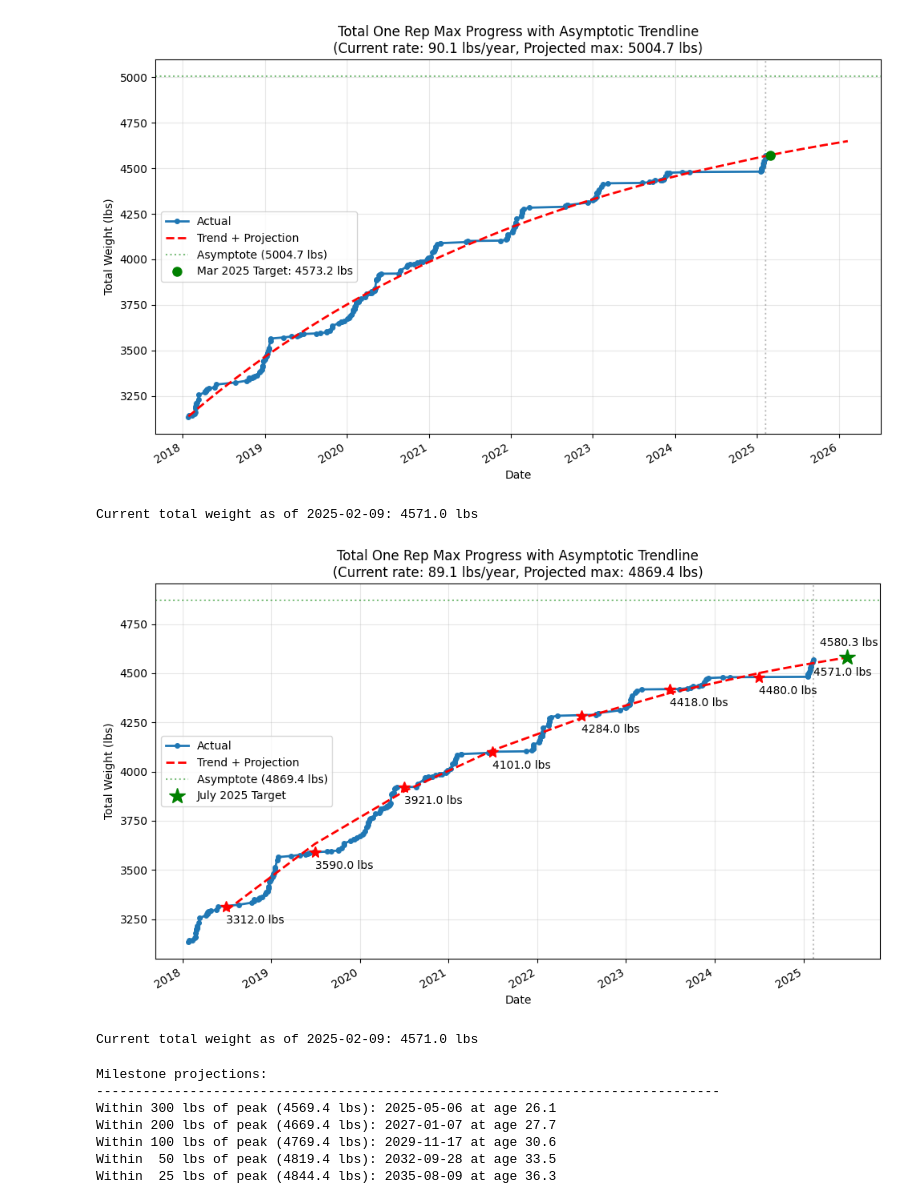
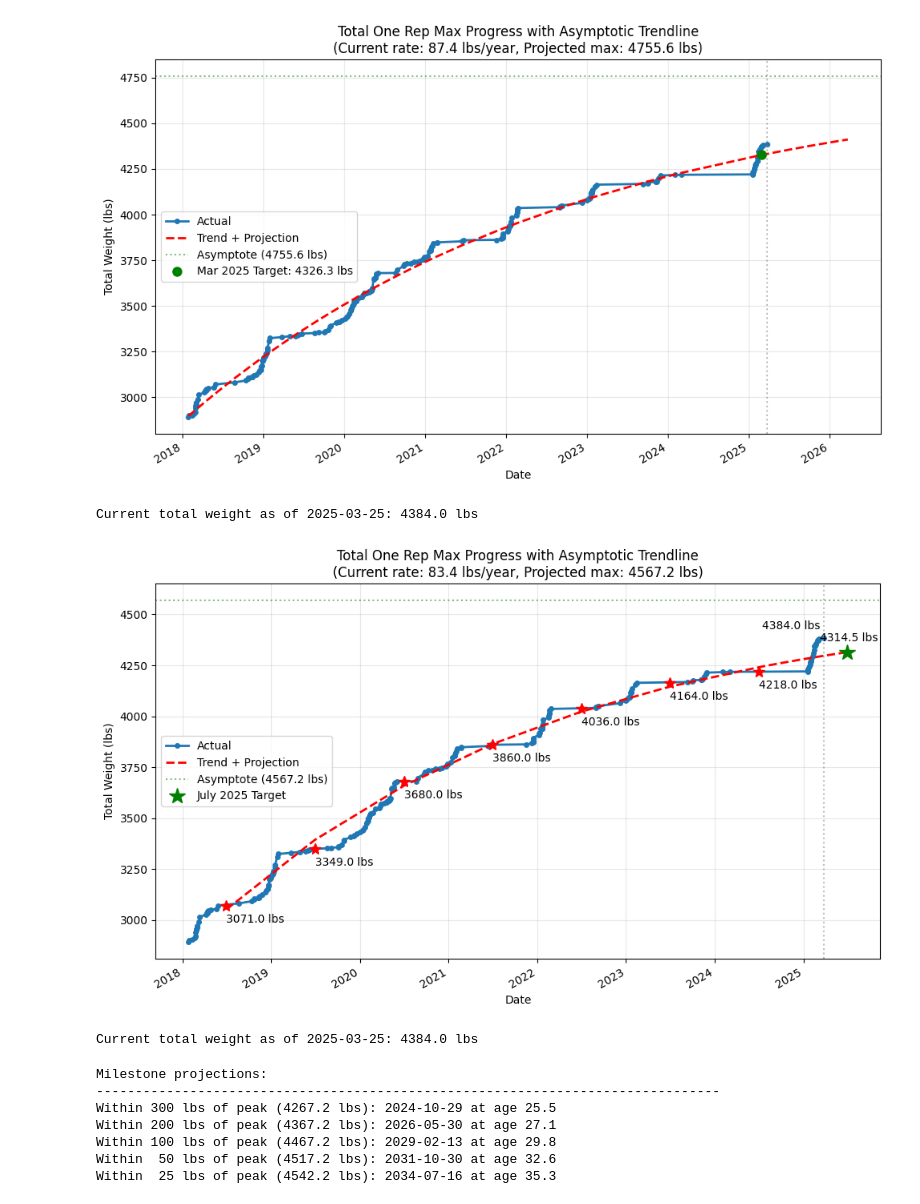
Before and after one commit to WeightliftingApp/WeightliftingApp-AnalyzeData, a Jupyter notebook: src/analyze_pr_szn.ipynb, the cells around one changed output. Saved outputs shown, nothing was run; the diff lists cells and outputs as text; code cells hidden in the pictures.

```diff
--- a/src/analyze_pr_szn.ipynb
+++ b/src/analyze_pr_szn.ipynb
@@ -24,7 +22,7 @@ favorite_exercises = [
     "Flat Barbell Bench Press GVT", # calculated later
     "Incline Barbell Bench Press",
     "Incline bench Bent Rows",
-    "T-Bar Bent Rows",
+    # "T-Bar Bent Rows",
     "Close-grip Bench Press",
     "Barbell Conventional Curls",
     "Deadlifts",
@@ -378,8 +375,8 @@ print(
     f"Current total weight as of {dates[-1].strftime('%Y-%m-%d')}: {total_weights[-1]:.1f} lbs"
 )
 # %% [output]
-[figure, old version]
+[figure, new version]
-Current total weight as of 2025-02-09: 4571.0 lbs
+Current total weight as of 2025-03-25: 4384.0 lbs
 # %%
 import numpy as np
 from matplotlib.dates import date2num, num2date
@@ -521,36 +518,36 @@ plt.annotate(
     xytext=(-25, 10),
     textcoords='offset points'
 )
 
 # Add label for current total weight
 plt.annotate(
     f'{total_weights[-1]:.1f} lbs',
     (dates[-1], total_weights[-1]),
-    xytext=(0, -15),
+    xytext=(-55, 8),
     textcoords='offset points'
 )
 
 plt.title(
     f"Total One Rep Max Progress with Asymptotic Trendline\n"
     f"(Current rate: {current_rate:.1f} lbs/year, Projected max: {popt[0]:.1f} lbs)"
 )
 plt.xlabel("Date")
 plt.ylabel("Total Weight (lbs)")
 plt.legend()
 
 # Improve date formatting
 plt.gcf().autofmt_xdate()
 
 plt.grid(True, alpha=0.3)
 plt.tight_layout()
 plt.show()
 
 print(
     f"Current total weight as of {dates[-1].strftime('%Y-%m-%d')}: {total_weights[-1]:.1f} lbs"
 )
 # %% [output]
-[figure, old version]
+[figure, new version]
-Current total weight as of 2025-02-09: 4571.0 lbs
+Current total weight as of 2025-03-25: 4384.0 lbs
 # %%
 # Calculate dates when we'll reach different milestones relative to asymptotic max
 birth_date = datetime(1999, 4, 12)
@@ -568,8 +565,8 @@ for pounds_within in [300, 200, 100, 50, 25]:
 # %% [output]
 Milestone projections:
 --------------------------------------------------------------------------------
-Within 300 lbs of peak (4569.4 lbs): 2025-05-06 at age 26.1
-Within 200 lbs of peak (4669.4 lbs): 2027-01-07 at age 27.7
-Within 100 lbs of peak (4769.4 lbs): 2029-11-17 at age 30.6
-Within  50 lbs of peak (4819.4 lbs): 2032-09-28 at age 33.5
-Within  25 lbs of peak (4844.4 lbs): 2035-08-09 at age 36.3
+Within 300 lbs of peak (4267.2 lbs): 2024-10-29 at age 25.5
+Within 200 lbs of peak (4367.2 lbs): 2026-05-30 at age 27.1
+Within 100 lbs of peak (4467.2 lbs): 2029-02-13 at age 29.8
+Within  50 lbs of peak (4517.2 lbs): 2031-10-30 at age 32.6
+Within  25 lbs of peak (4542.2 lbs): 2034-07-16 at age 35.3
```
Also changed, not shown: parts of 7 cells of this notebook, 7 other files.
